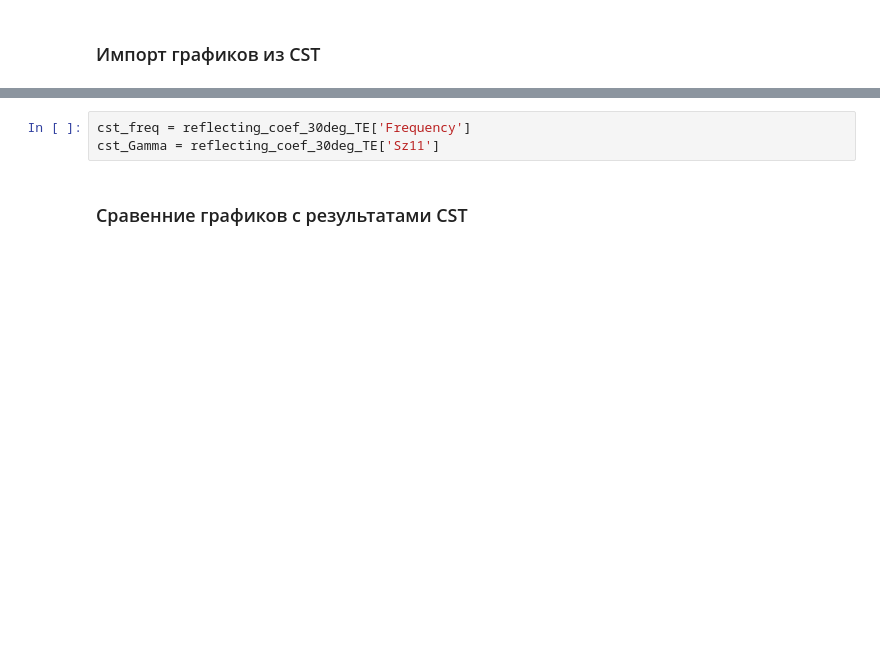
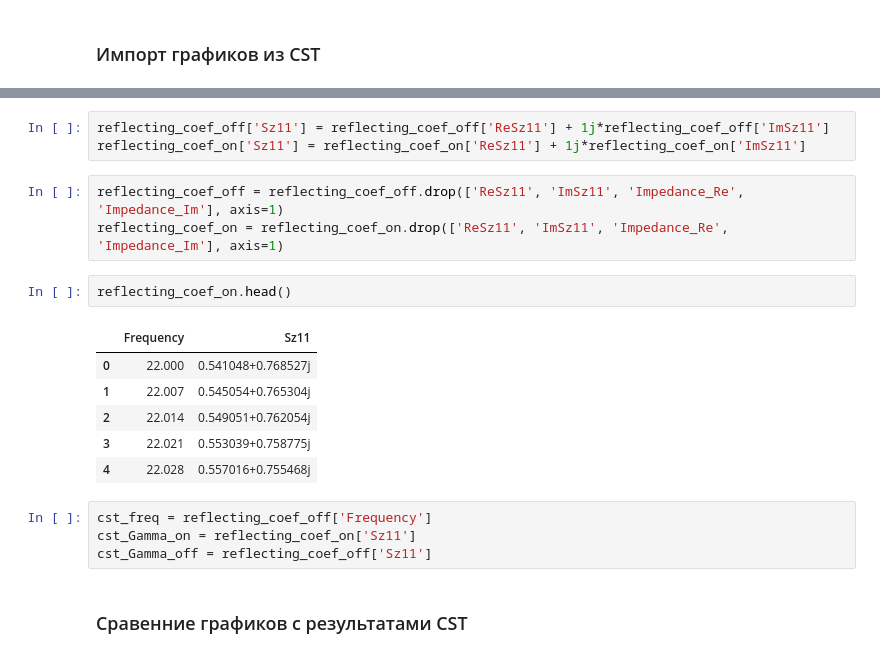
Before and after one commit to isvoropaev02/post_processing_RIS, a Jupyter notebook: 20sept/S11_20sept.ipynb, the cells around one changed output, grey strips where cells are left out. Cells and saved outputs as stored; diff of their text form; blank space fills up the shorter version.

```diff
--- a/20sept/S11_20sept.ipynb
+++ b/20sept/S11_20sept.ipynb
@@ -208,6 +211,22 @@ reflecting_coef_30deg_TE.head()
-# %%
-cst_freq = reflecting_coef_30deg_TE['Frequency']
-cst_Gamma = reflecting_coef_30deg_TE['Sz11']
+# %%
+reflecting_coef_off['Sz11'] = reflecting_coef_off['ReSz11'] + 1j*reflecting_coef_off['ImSz11']
+reflecting_coef_on['Sz11'] = reflecting_coef_on['ReSz11'] + 1j*reflecting_coef_on['ImSz11']
+# %%
+reflecting_coef_off = reflecting_coef_off.drop(['ReSz11', 'ImSz11', 'Impedance_Re', 'Impedance_Im'], axis=1)
+reflecting_coef_on = reflecting_coef_on.drop(['ReSz11', 'ImSz11', 'Impedance_Re', 'Impedance_Im'], axis=1)
+# %%
+reflecting_coef_on.head()
+# %% [output]
+|  | Frequency | Sz11 |
+| 0 | 22.000 | 0.541048+0.768527j |
+| 1 | 22.007 | 0.545054+0.765304j |
+| 2 | 22.014 | 0.549051+0.762054j |
+| 3 | 22.021 | 0.553039+0.758775j |
+| 4 | 22.028 | 0.557016+0.755468j |
+# %%
+cst_freq = reflecting_coef_off['Frequency']
+cst_Gamma_on = reflecting_coef_on['Sz11']
+cst_Gamma_off = reflecting_coef_off['Sz11']
 # %% [markdown]
 ### Сравенние графиков с результатами CST
 # %%
```
Also changed, not shown: parts of 9 cells of this notebook, 37 other files.
